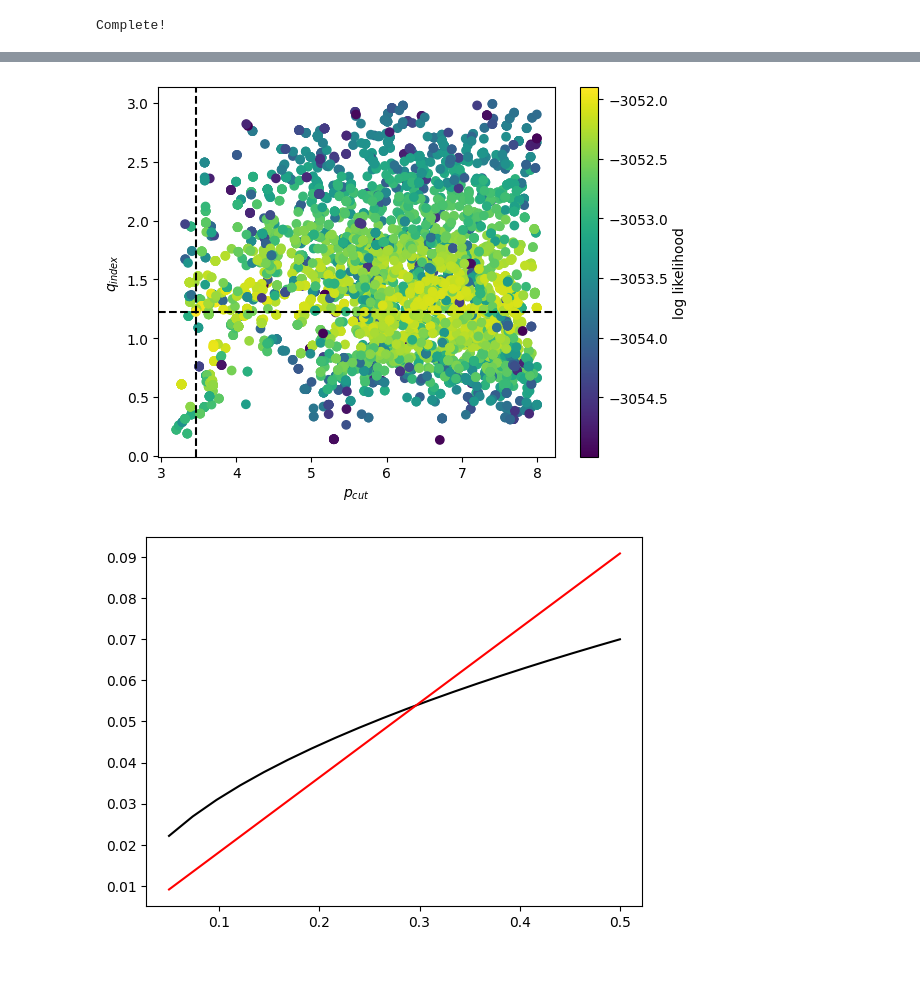
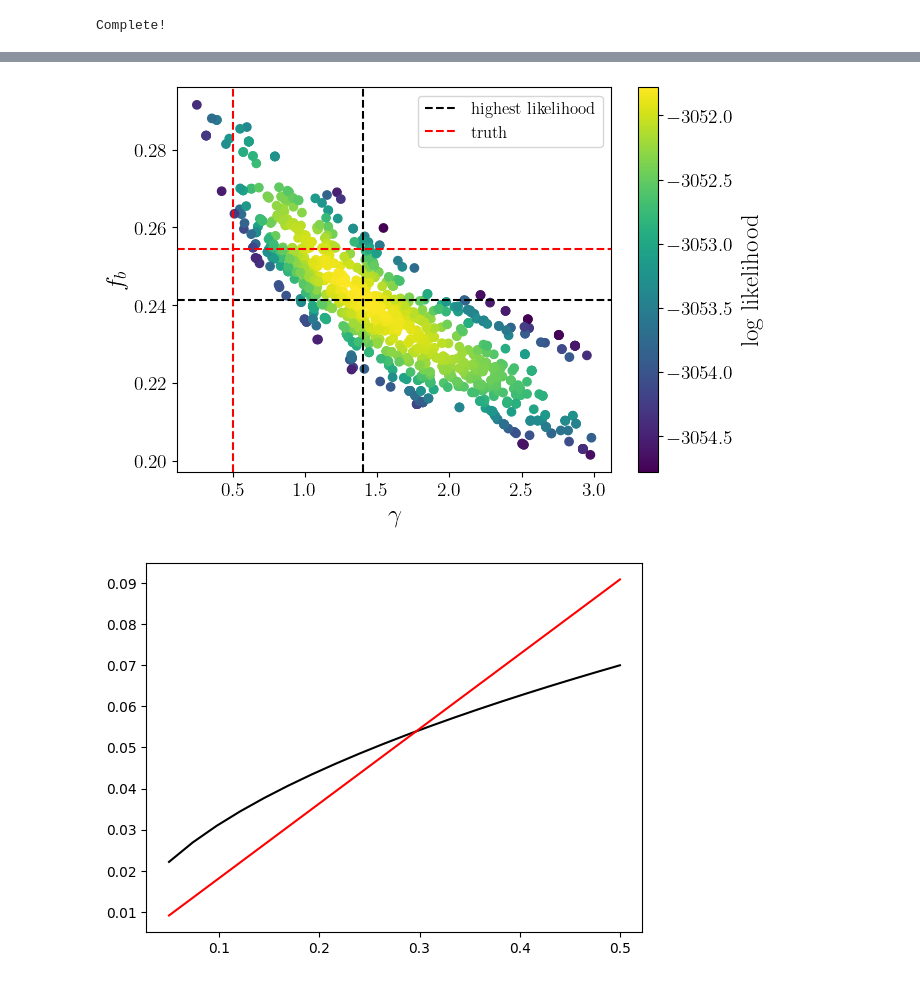
Before and after one commit to BenPennell/BrownDwarfProbabilities, a Jupyter notebook: DependenceCounts.ipynb, the cells around one changed output, grey strips where cells are left out. Cells and saved outputs as stored; diff of their text form; code cells hidden in the pictures.

```diff
--- a/DependenceCounts.ipynb
+++ b/DependenceCounts.ipynb
@@ -42,11 +57,14 @@ working_catalogue = []
 relevant_list = ["parallax", "mass", "solution_type", "is_binary"]
 masses = np.array([row["mass"] for row in data_const_fb])
 percs = np.percentile(masses, np.arange(0, 110, 10))
+qs = []
 for row in tqdm(data_const_fb):
     keep = True
     if row["is_binary"]:
         if row["period"] > 1e5: # cut at 1e4
             keep = False
+        else:
+            qs.append(row["q"])
     if keep:
         df = dict()
         df["soltype_index"] = indices.index(row["solution_type"])
@@ -63,5 +91,5 @@ fit_fb
 # %%
 small_catalogue = working_catalogue[::20]
-model_cube = Sampler.create_model_cube((35,25), p_model=(4,1.3), q_model=0.5)
+model_cube = Sampler.create_model_cube((50,40), p_model=(4,1.3), q_model=0.5)
 synthsampler = Sampler.popsampler(sc_cubes, small_catalogue, model_cube=model_cube)
-grids = synthsampler.assign_grids(small_catalogue, p_range=(1,8), q_range=(0.05,0.5), mass_binned=True, scale=3)
+grids = synthsampler.assign_grids(small_catalogue, p_range=(1,8), q_range=(0.05,0.5), mass_binned=True, scale=5)
@@ -75,10 +115,10 @@ Running markov chains...
 Complete!
 # %%
 import corner
-discard = 250
+discard = 50
 chain = synthsampler.sampler.get_chain(discard=discard, flat=True)
 likelihoods = synthsampler.sampler.get_log_prob(discard=discard, flat=True)
 corner.corner(chain, weights=np.exp(likelihoods - np.max(likelihoods)),
-              labels=["$f_b$", "$p_{cut}$", "$q_{index}$"],
-              truths=[fit_fb, 5, 0.5]);
+              labels=["$f_b$", "$p_{cut}$", "$q_{index}$"]);
+              #truths=[fit_fb, 5, 0.5]);
 # %% [output]
@@ -86,22 +134,31 @@ corner.corner(chain, weights=np.exp(likelihoods - np.max(likelihoods)),
 # %%
-fig, ax = plt.subplots(1,1)
+fig, ax = plt.subplots(1,1, figsize=(7,5))
 
-check_indices = [1,2]
-param_names = ["$f_b$", "$p_{cut}$", "$q_{index}$"]
+check_indices = [0,2]
+param_names = ["$f_b$", "$T_\\text{cutoff}$", "$\gamma$"]
 
-likelihood_cutoff = -3055
+likelihood_cutoff = np.max(likelihoods) - 3
 new_chain = chain[likelihoods > likelihood_cutoff]
 new_likelihoods = likelihoods[likelihoods > likelihood_cutoff]
 
-cb = ax.scatter(new_chain[:,check_indices[0]], new_chain[:,check_indices[1]], c=new_likelihoods, cmap='viridis', norm=colors.Normalize())
+cb = ax.scatter(new_chain[:,check_indices[1]], new_chain[:,check_indices[0]], c=new_likelihoods, cmap='viridis', norm=colors.Normalize())
 plt.colorbar(cb, label="log likelihood")
-ax.set_xlabel(param_names[check_indices[0]]);
-ax.set_ylabel(param_names[check_indices[1]]);
-max_x, max_y = new_chain[:,check_indices[0]][np.argmax(new_likelihoods)], new_chain[:,check_indices[1]][np.argmax(new_likelihoods)]
+ax.set_xlabel(param_names[check_indices[1]]);
+ax.set_ylabel(param_names[check_indices[0]]);
+max_x, max_y = new_chain[:,check_indices[1]][np.argmax(new_likelihoods)], new_chain[:,check_indices[0]][np.argmax(new_likelihoods)]
 ax.axvline(max_x, c="k", linestyle="--", label="highest likelihood");
 ax.axhline(max_y, c="k", linestyle="--");
+
+ax.axvline(0.5, c="r", linestyle="--", label="truth");
+ax.axhline(fit_fb, c="r", linestyle="--");
+ax.legend(fontsize=12);
+
+# ax2 = ax.twinx()
+# ax2.plot(ps, np.cumsum(pps) * (ps[1] - ps[0]), color="k", linewidth=3);
+# ax2.set_ylim(bottom=0.05);
+# ax2.set_yticks([]);
 # %% [output]
-[figure, old version]
+[figure, new version]
 # %%
 qs = np.linspace(0.05, 0.5, 20)
 p5 = Sampler.pexp(qs, 0.5, val_range=(0.05,0.5), ignore_a=True)
```
Also changed, not shown: parts of 11 cells of this notebook, 13 other files.
